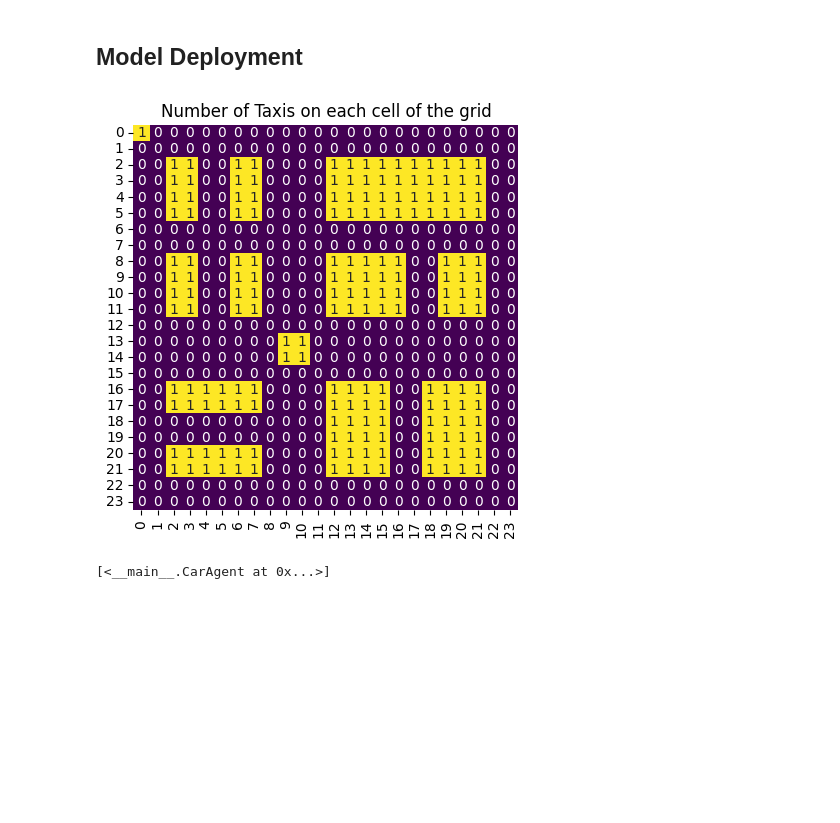
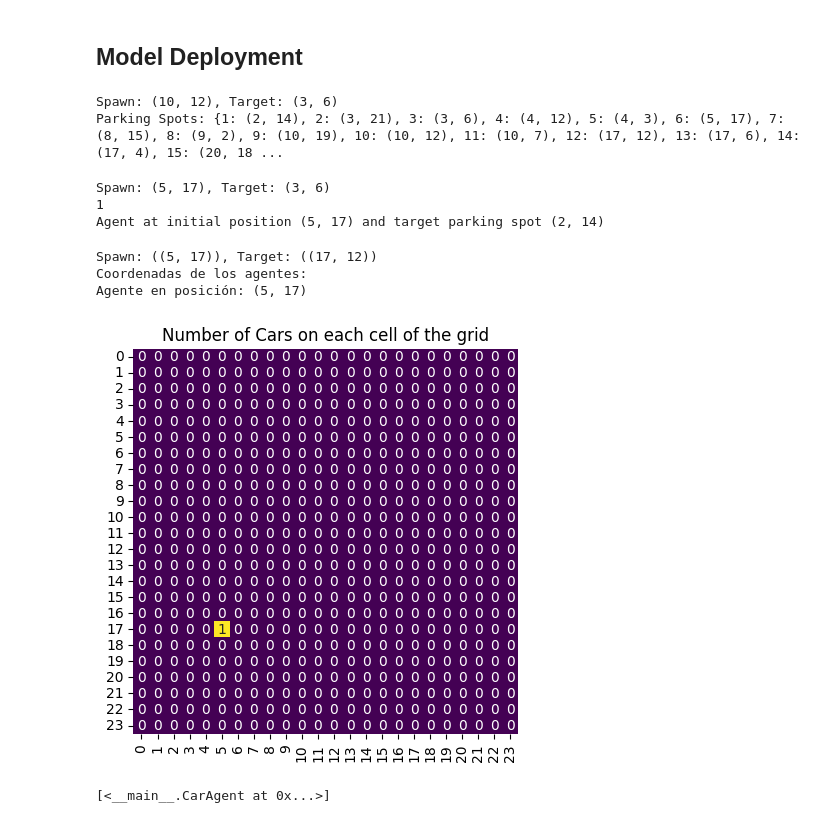
Before and after one commit to rd-sudo/mesaE2, a Jupyter notebook: Maingood.ipynb, the cells around one changed output. Saved outputs shown, nothing was run; the diff lists cells and outputs as text; code cells hidden in the pictures; blank space fills up the shorter version.

Commit message:
Spawn and target point

```diff
--- a/Maingood.ipynb
+++ b/Maingood.ipynb
@@ -154,7 +186,7 @@ Uses the initialize_directions() method to set up allowed directions in each cel
 - Model Steps: The step() method is called at each step to update the state of all agents.
 # %%
 class CarAgent(mesa.Agent):
-    def __init__(self, model):
+    def __init__(self, model, spawn_position, target_parking_spot):
         super().__init__(model)
         self.distance_travelled = 0
         self.target_parking_spot = random.choice(list(model.ParkingSpots.values()))
@@ -455,19 +453,67 @@ down_coords = [
 ]
 # %% [markdown]
 ## Model Deployment
+# %%
+# Crear una instancia de TrafficModel
+model = TrafficModel()
+
+# Imprimir todos los parking spots de una vez
+print("Parking Spots:", model.ParkingSpots)
+# %% [output]
+Spawn: (10, 12), Target: (3, 6)
+Parking Spots: {1: (2, 14), 2: (3, 21), 3: (3, 6), 4: (4, 12), 5: (4, 3), 6: (5, 17), 7: (8, 15), 8: (9, 2), 9: (10, 19), 10: (10, 12), 11: (10, 7), 12: (17, 12), 13: (17, 6), 14: (17, 4), 15: (20, 18 ...
+# %%
+model = TrafficModel()
+
+# Imprimir las posiciones de los agentes
+print(model.num_agents)
+i = 0
+while i < model.num_agents:  # Usar 'while' para asegurarte de recorrer todos los agentes
+    agent = model.agents[i]  # Obtener el agente de la lista
+    if isinstance(agent, CarAgent):  # Verificar si es un CarAgent
+        print(f"Agent at initial position {agent.pos} and target parking spot {agent.target_parking_spot}")
+    i = i + 1
+# %% [output]
+Spawn: (5, 17), Target: (3, 6)
+1
+Agent at initial position (5, 17) and target parking spot (2, 14)
 # %%
+# Crear una instancia de TrafficModel
 model = TrafficModel(24, 24, 1, left_coords, right_coords, up_coords, down_coords)
 
+# Crear una matriz para contar los agentes de tipo CarAgent
 agent_counts = np.zeros((model.grid.width, model.grid.height))
+
+# Imprimir las coordenadas de los agentes
+print("Coordenadas de los agentes:")
+for agent in model.agents:  # Itera sobre todos los agentes en el modelo
+    if isinstance(agent, CarAgent):  # Verifica si es un CarAgent
+        print(f"Agente en posición: {agent.pos}")
+
+# Iterar sobre todas las celdas del grid
 for cell_content, (x, y) in model.grid.coord_iter():
-    agent_count = len(cell_content)
+    # Filtrar y contar solo los CarAgents en la celda
+    agent_count = sum(1 for agent in cell_content if isinstance(agent, CarAgent))
     agent_counts[x][y] = agent_count
-# Plot using seaborn, with a visual size of 5x5
-g = sns.heatmap(agent_counts, cmap="viridis", annot=True, cbar=False, square=True)
+
+agent_counts_transposed = agent_counts.T
+
+# Plot usando seaborn
+g = sns.heatmap(agent_counts_transposed, cmap="viridis", annot=True, cbar=False, square=True)
+
+# Ajustar el tamaño del gráfico
 g.figure.set_size_inches(5, 5)
-g.set(title="Number of Taxis on each cell of the grid");
+
+# Título del gráfico
+g.set(title="Number of Cars on each cell of the grid")
+
+# Mostrar el gráfico
+plt.show()
 # %% [output]
+Spawn: ((5, 17)), Target: ((17, 12))
+Coordenadas de los agentes:
+Agente en posición: (5, 17)
-[figure, old version]
+[figure, new version]
 # %%
 model.grid.get_cell_list_contents((0, 0))
 # %% [output]
```
Also changed, not shown: parts of 5 cells of this notebook.
